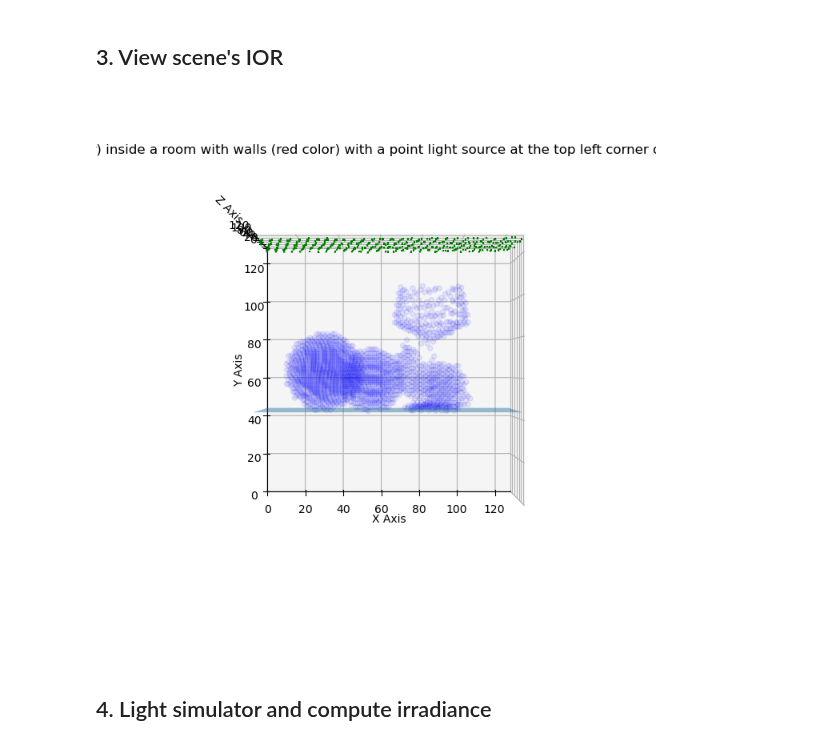
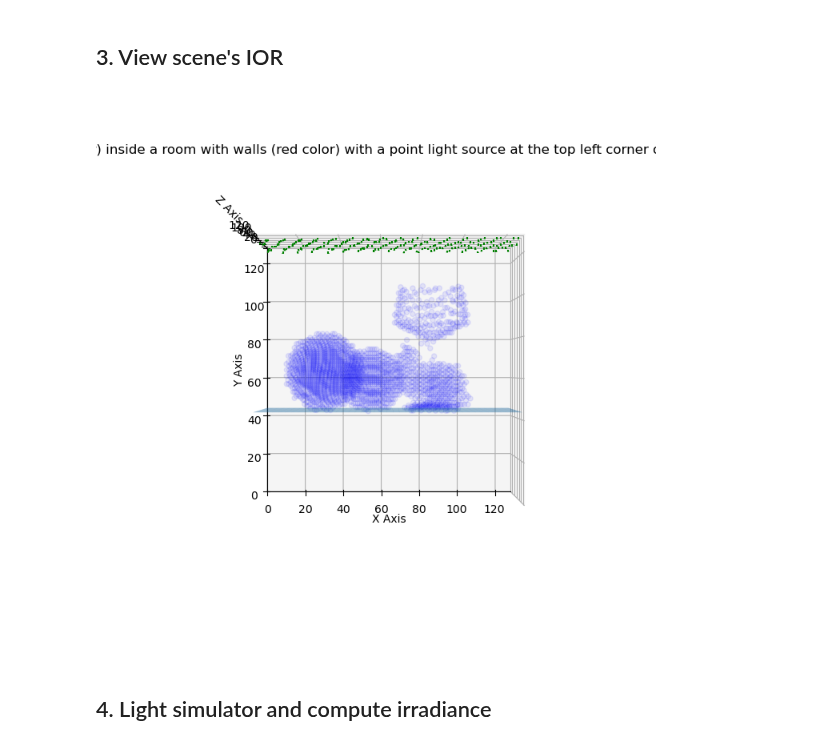
Before and after one commit to swirling-wind/Eikonal-Voxel-Rendering, a Jupyter notebook: main.ipynb, the cells around one changed output. Drawn from its saved outputs; the diff is of its cells as text; code cells hidden in the pictures.

```diff
--- a/main.ipynb
+++ b/main.ipynb
@@ -155,7 +155,7 @@ def generate_initial_wavefront(num_samplers_per_voxel : int, pos_perturbation_sc
     initial_wavefront_dir = np.array([(0, -1, 0) for _ in range(NUM_X * NUM_Z * (sampler_multiplier**3))])
     return initial_wavefront_pos, initial_wavefront_dir
 
-sampler_multiplier = 4
+sampler_multiplier = 3
 pos_perturbation_scale = 0.45
 initial_wavefront_pos, initial_wavefront_dir = generate_initial_wavefront(sampler_multiplier, pos_perturbation_scale)
 
@@ -174,34 +174,34 @@ def show_ior_field(ior_field: np.ndarray, initial_wavefront_positions: np.ndarra
     fig = plt.figure(figsize=(7, 7))
     ax = fig.add_subplot(111, projection='3d')
     ax.set_box_aspect([1,1,1])
     ax.set_xlim(0, ior_field.shape[0])
     ax.set_ylim(0, ior_field.shape[1])
     ax.set_zlim(0, ior_field.shape[2])
     ax.set_title("Glass Sphere (blue color) inside a room with walls (red color) with a point light source at the top left corner of the room (green arrows)")
     ax.set_xlabel('X Axis')
     ax.set_ylabel('Y Axis')
     ax.set_zlabel('Z Axis')
     initial_pos_np = initial_wavefront_positions
     initial_dir_np = initial_wavefront_directions
     # Initial wavefront positions
     subsample_indices = np.arange(0, len(initial_pos_np), PLOT_STRIDE_LENGTH * sampler_multiplier)
     ax.quiver(initial_pos_np[subsample_indices, 0], initial_pos_np[subsample_indices, 1], initial_pos_np[subsample_indices, 2],
                 initial_dir_np[subsample_indices, 0], initial_dir_np[subsample_indices, 1], initial_dir_np[subsample_indices, 2],
                 color='green', length=1)
 
     # Regular sampling for the sphere
     x_points_sphere, y_points_sphere, z_points_sphere = np.where(ior_field == GLASS_IOR)
     subsample_step_sphere = max(1, len(x_points_sphere) // num_shown_points)  # Adjust the number to control the number of points
     subsample_indices_sphere = np.arange(0, len(x_points_sphere), subsample_step_sphere)
 
     ax.scatter(x_points_sphere[subsample_indices_sphere], y_points_sphere[subsample_indices_sphere], z_points_sphere[subsample_indices_sphere], color='blue', alpha=0.08)
     ax.view_init(elev=90, azim=-90)
     ax.plot_surface(*plot_floor(), alpha=0.5)
     plt.show()
 
 show_ior_field(scene_ior, initial_wavefront_pos, initial_wavefront_dir)
 # %% [output]
-[figure, old version]
+[figure, new version]
 # %% [markdown]
 ## 4. Light simulator and compute irradiance
 # %%
```
Also changed, not shown: parts of 9 cells of this notebook, 2 other files.
